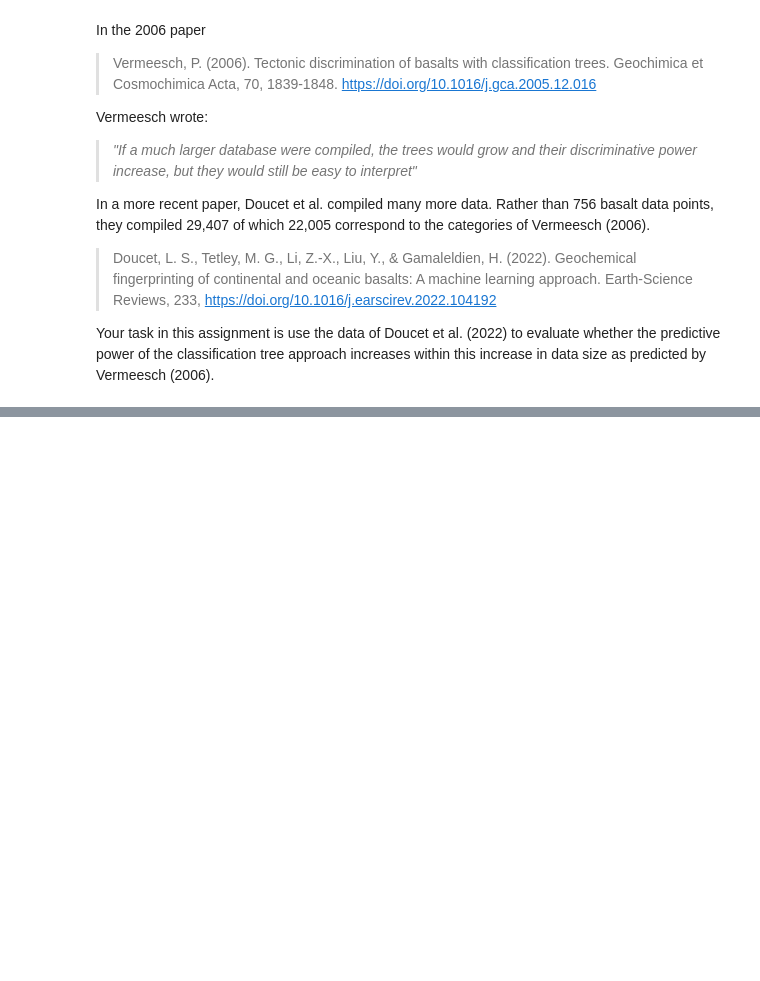
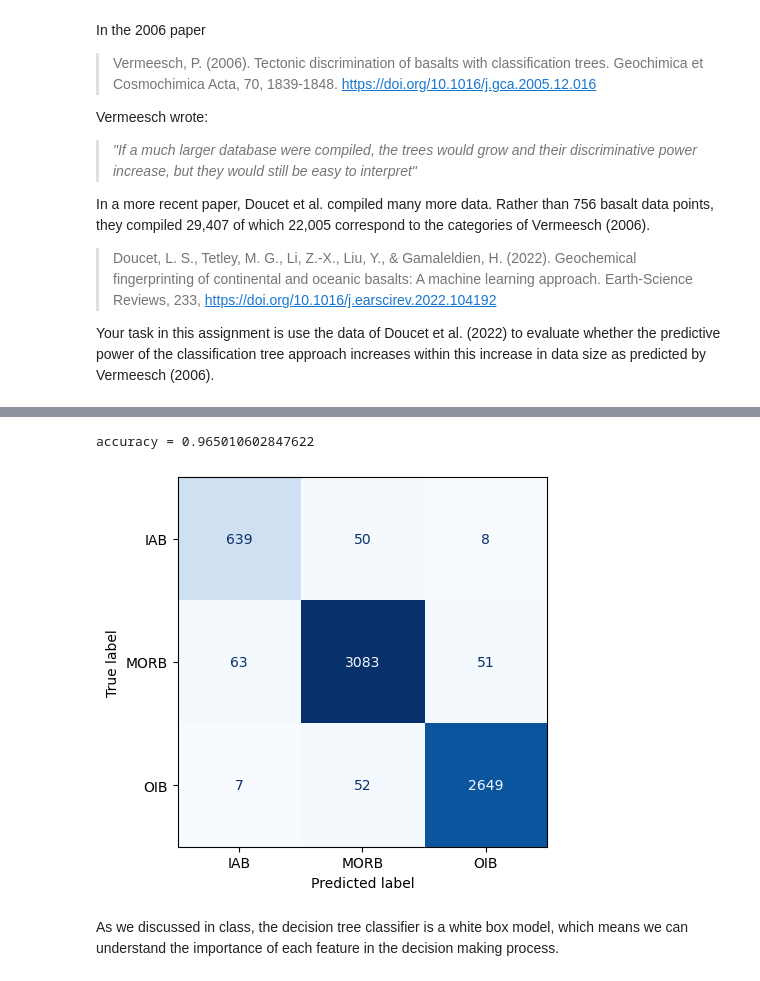
Before and after one commit to AI4EPS/EPS88_PyEarth, a Jupyter notebook: docs/lectures/others/homework03.ipynb, the cells around one changed output, grey strips where cells are left out. Drawn from its saved outputs; the diff is of its cells as text; code cells hidden in the pictures; blank space fills up the shorter version.

```diff
--- a/docs/lectures/others/homework03.ipynb
+++ b/docs/lectures/others/homework03.ipynb
@@ -138,0 +317,23 @@ This will entail making sure that the column names and classification names are
+# %%
+## Build a decision tree classifier with default setting DecisionTreeClassifier(max_depth=None)
+model_tree = DecisionTreeClassifier(max_depth=None)
+
+## train the model
+model_tree.fit(X_train,y_train)
+
+## predict on the test set
+y_pred = model_tree.predict(X_test)
+
+## evaluate the model
+accuracy = accuracy_score(y_test,y_pred)
+print(f"{accuracy = }")
+
+## plot confusion matrix
+conf_matrix = confusion_matrix(y_test,y_pred)
+disp = ConfusionMatrixDisplay(confusion_matrix=conf_matrix,display_labels=le.classes_)
+disp.plot(cmap=plt.cm.Blues, values_format='d', colorbar=False);
+# %% [output]
+accuracy = 0.965010602847622
+[figure, added]
+# %% [markdown]
+As we discussed in class, the decision tree classifier is a white box model, which means we can understand the importance of each feature in the decision making process.
```
Also changed, not shown: parts of 39 cells of this notebook, 1 other file.
